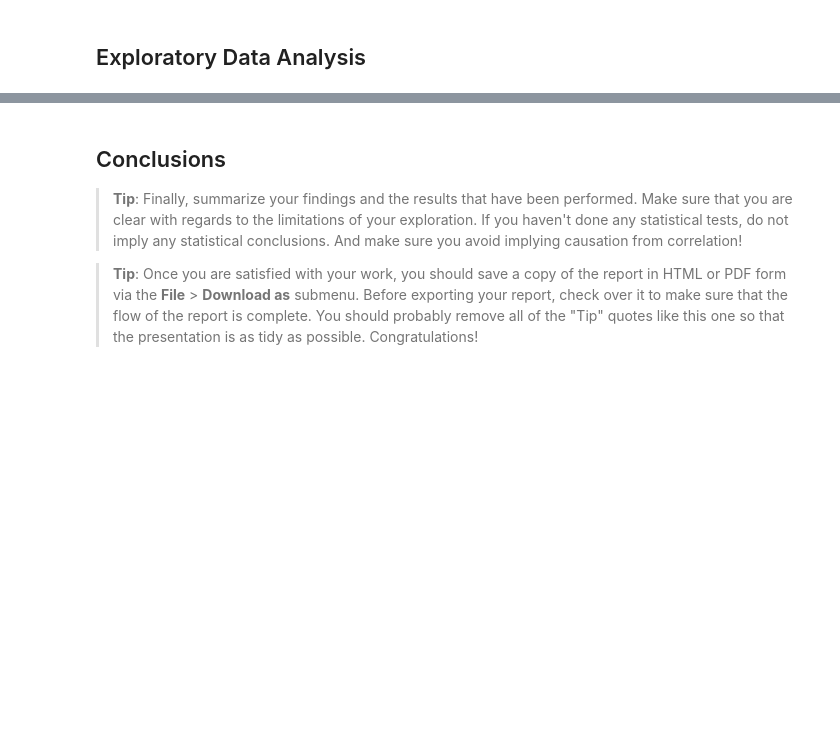
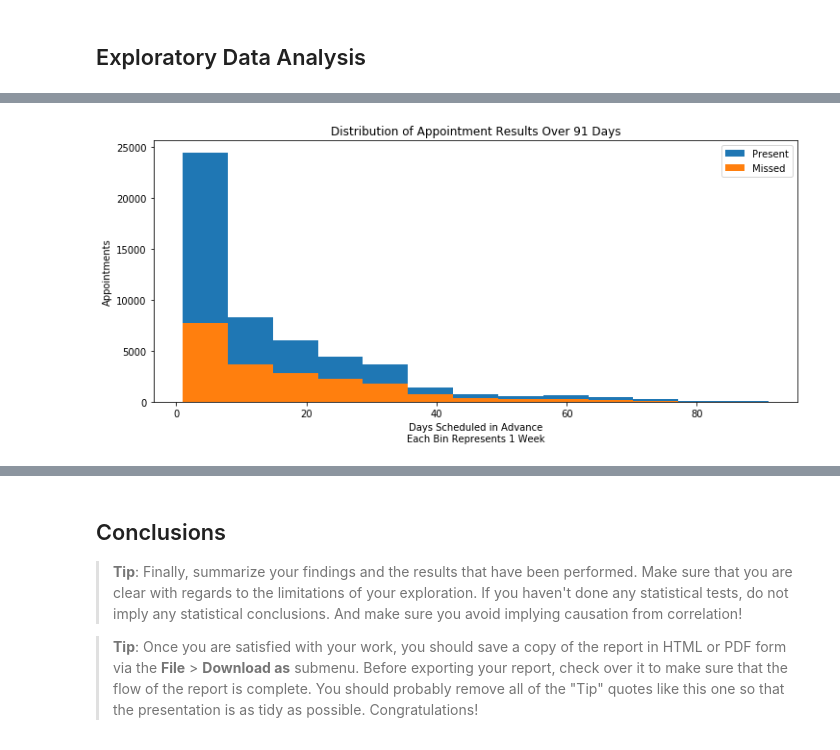
Before and after one commit to timothyshort/data_analysis, a Jupyter notebook: 03_data_analysis/project-no_show_appts/investigate-a-dataset-template.ipynb, the cells around one changed output, grey strips where cells are left out. Cells and saved outputs as stored; diff of their text form; code cells hidden in the pictures; blank space fills up the shorter version.

```diff
--- a/03_data_analysis/project-no_show_appts/investigate-a-dataset-template.ipynb
+++ b/03_data_analysis/project-no_show_appts/investigate-a-dataset-template.ipynb
@@ -82,3 +99,5 @@ df = pd.read_csv('cleaned-noshowappointments.csv')
 ## Exploratory Data Analysis
 # %%
 df = pd.read_csv('cleaned-noshowappointments.csv')
+df_m = pd.read_csv('appts-missed.csv')
+df_p = pd.read_csv('appts-present.csv')
@@ -84,0 +127,10 @@ df = pd.read_csv('cleaned-noshowappointments.csv')
+# %%
+plt.figure(figsize=(12,5))
+plt.hist(df_p['DateDifference'], bins=13, range=(start + 1,end + 1));
+plt.hist(df_m['DateDifference'], bins=13, range=(start + 1,end + 1));
+plt.legend(['Present','Missed']);
+plt.title('Distribution of Appointment Results Over 91 Days');
+plt.xlabel('Days Scheduled in Advance\nEach Bin Represents 1 Week')
+plt.ylabel('Appointments');
+# %% [output]
+[figure, added]
```
Also changed, not shown: parts of 29 cells of this notebook.
